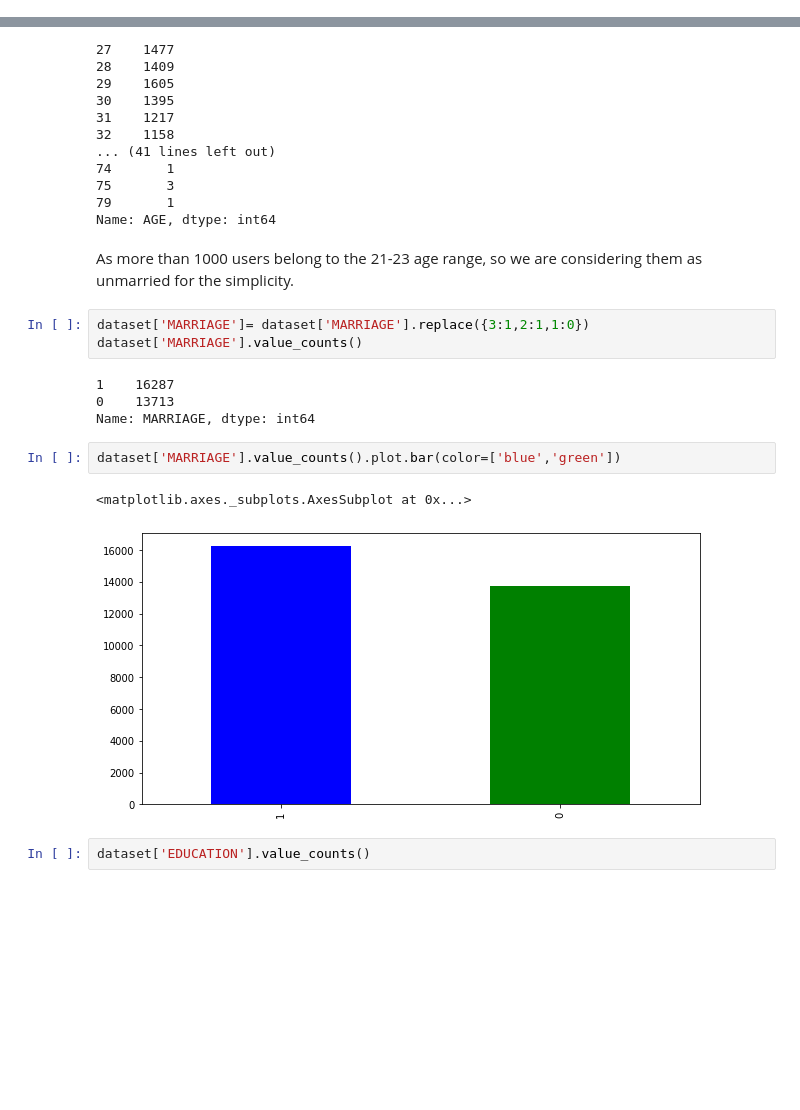
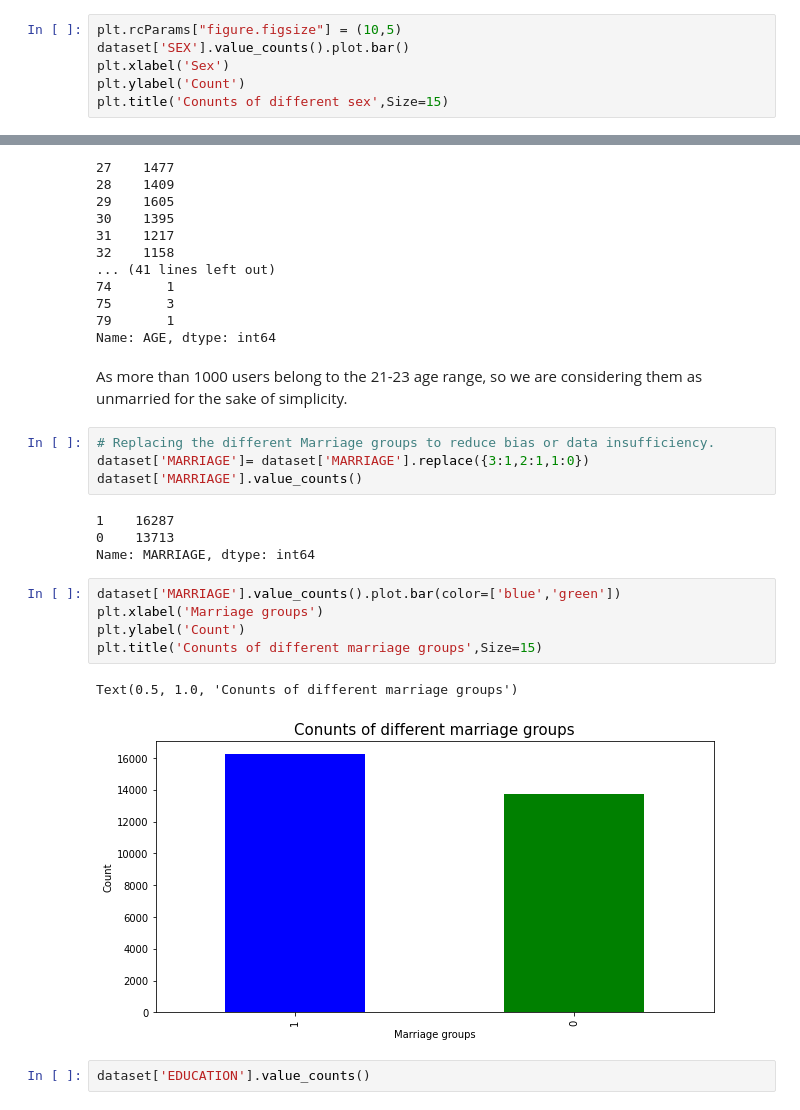
Before and after one commit to Priyabrat845/Credit-Card-Default-Prediction-, a Jupyter notebook: Credit_Card_Default_Prediction_Capstone_Project.ipynb, the cells around one changed output, grey strips where cells are left out. Cells and saved outputs as stored; diff of their text form; blank space fills up the shorter version.

```diff
--- a/Credit_Card_Default_Prediction_Capstone_Project.ipynb
+++ b/Credit_Card_Default_Prediction_Capstone_Project.ipynb
@@ -170,0 +193,6 @@ dataset['SEX'].value_counts().plot.bar()
+# %%
+plt.rcParams["figure.figsize"] = (10,5)
+dataset['SEX'].value_counts().plot.bar()
+plt.xlabel('Sex')
+plt.ylabel('Count')
+plt.title('Conunts of different sex',Size=15)
@@ -216,8 +254,9 @@ dataset['AGE'].value_counts().sort_index()
 79       1
 Name: AGE, dtype: int64
 # %% [markdown]
-As more than 1000 users belong to the 21-23 age range, so we are considering them as unmarried for the simplicity.
+As more than 1000 users belong to the 21-23 age range, so we are considering them as unmarried for the sake of simplicity.
 # %%
+# Replacing the different Marriage groups to reduce bias or data insufficiency.
 dataset['MARRIAGE']= dataset['MARRIAGE'].replace({3:1,2:1,1:0})
 dataset['MARRIAGE'].value_counts()
 # %% [output]
@@ -226,9 +265,12 @@ dataset['MARRIAGE'].value_counts()
 Name: MARRIAGE, dtype: int64
 # %%
 dataset['MARRIAGE'].value_counts().plot.bar(color=['blue','green'])
+plt.xlabel('Marriage groups')
+plt.ylabel('Count')
+plt.title('Conunts of different marriage groups',Size=15)
 # %% [output]
-<matplotlib.axes._subplots.AxesSubplot at 0x...>
+Text(0.5, 1.0, 'Conunts of different marriage groups')
-[figure, old version]
+[figure, new version]
 # %%
 dataset['EDUCATION'].value_counts()
 # %% [output]
```
Also changed, not shown: parts of 64 cells of this notebook.
